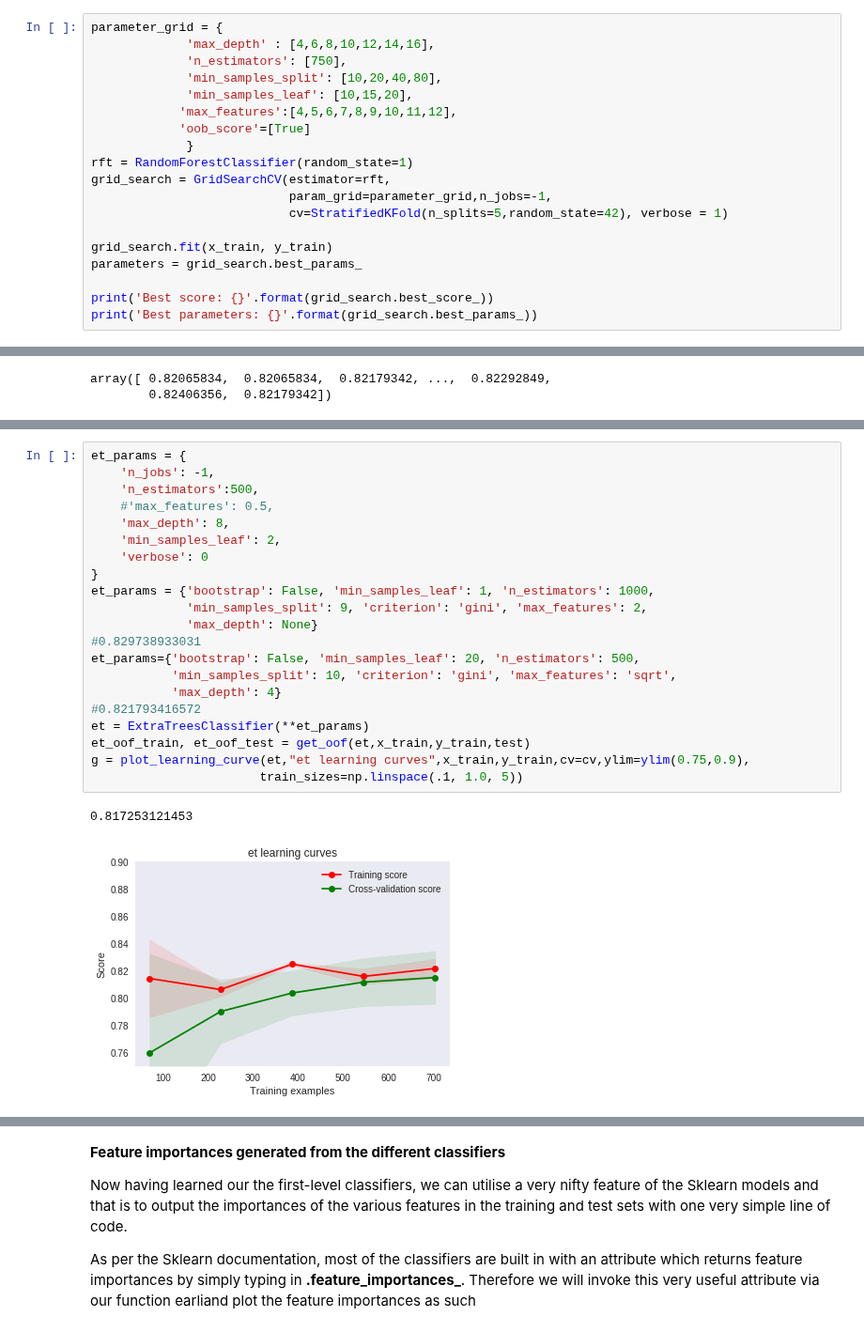
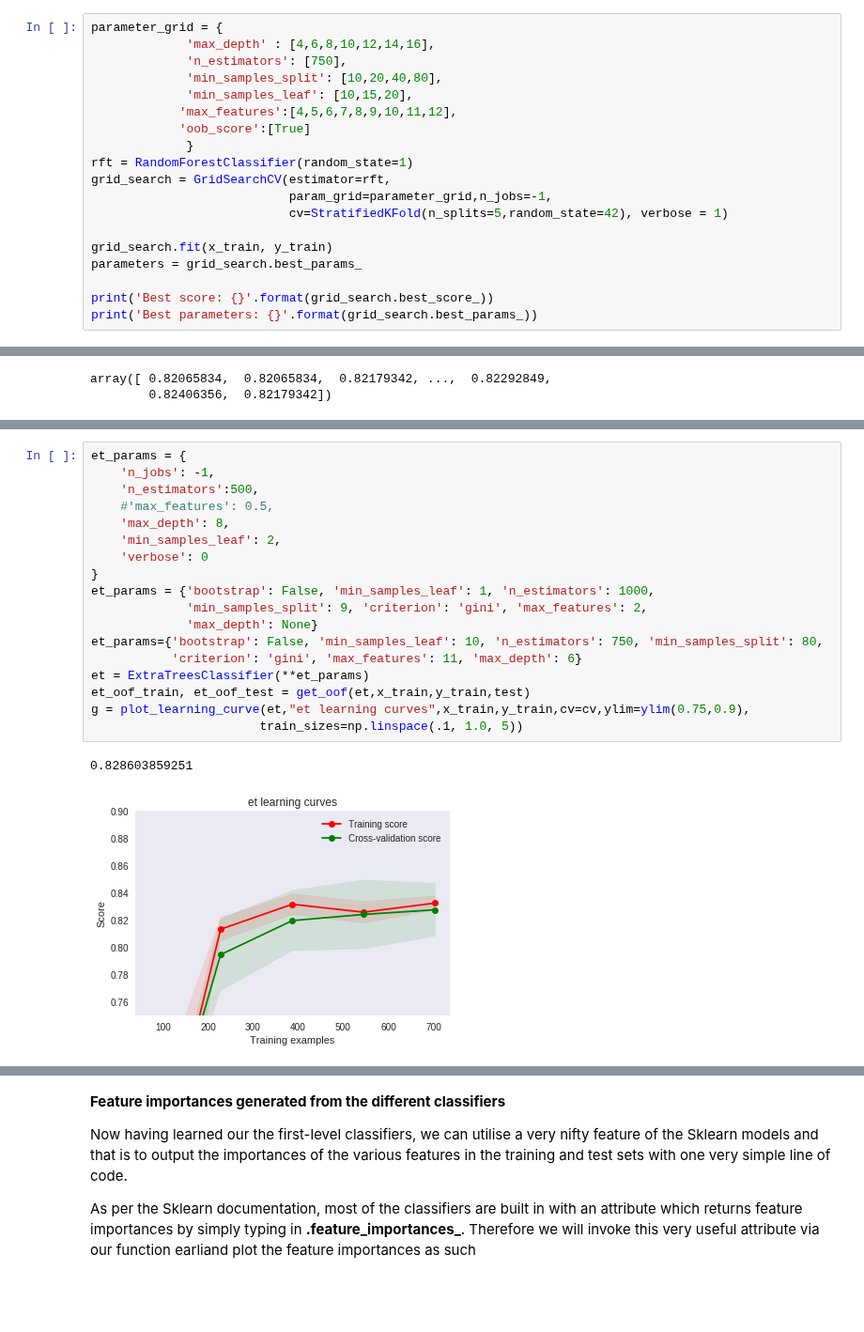
Before and after one commit to ShichengChen/kaggle, a Jupyter notebook: Titanic/titanic_featureSelection4estimator.ipynb, the cells around one changed output, grey strips where cells are left out. Shown at 94% size. Saved outputs shown, nothing was run; the diff lists cells and outputs as text; blank space fills up the shorter version.

```diff
--- a/Titanic/titanic_featureSelection4estimator.ipynb
+++ b/Titanic/titanic_featureSelection4estimator.ipynb
@@ -150,7 +155,7 @@ parameter_grid = {
              'min_samples_split': [10,20,40,80],
              'min_samples_leaf': [10,15,20],
             'max_features':[4,5,6,7,8,9,10,11,12],
-            'oob_score'=[True]
+            'oob_score':[True]
              }
 rft = RandomForestClassifier(random_state=1)
 grid_search = GridSearchCV(estimator=rft,
@@ -259,27 +310,24 @@ def get_oof(clf, x_train, y_train, x_test):
 # %%
 et_params = {
     'n_jobs': -1,
     'n_estimators':500,
     #'max_features': 0.5,
     'max_depth': 8,
     'min_samples_leaf': 2,
     'verbose': 0
 }
 et_params = {'bootstrap': False, 'min_samples_leaf': 1, 'n_estimators': 1000,
              'min_samples_split': 9, 'criterion': 'gini', 'max_features': 2,
              'max_depth': None}
-#0.829738933031
-et_params={'bootstrap': False, 'min_samples_leaf': 20, 'n_estimators': 500,
-           'min_samples_split': 10, 'criterion': 'gini', 'max_features': 'sqrt',
-           'max_depth': 4}
-#0.821793416572
+et_params={'bootstrap': False, 'min_samples_leaf': 10, 'n_estimators': 750, 'min_samples_split': 80,
+           'criterion': 'gini', 'max_features': 11, 'max_depth': 6}
 et = ExtraTreesClassifier(**et_params)
 et_oof_train, et_oof_test = get_oof(et,x_train,y_train,test)
 g = plot_learning_curve(et,"et learning curves",x_train,y_train,cv=cv,ylim=ylim(0.75,0.9),
                        train_sizes=np.linspace(.1, 1.0, 5))
 # %% [output]
-0.817253121453
+0.828603859251
-[figure, old version]
+[figure, new version]
 # %%
 rf_params = {
     'n_jobs': -1,
```
Also changed, not shown: parts of 15 cells of this notebook, 2 other files.
